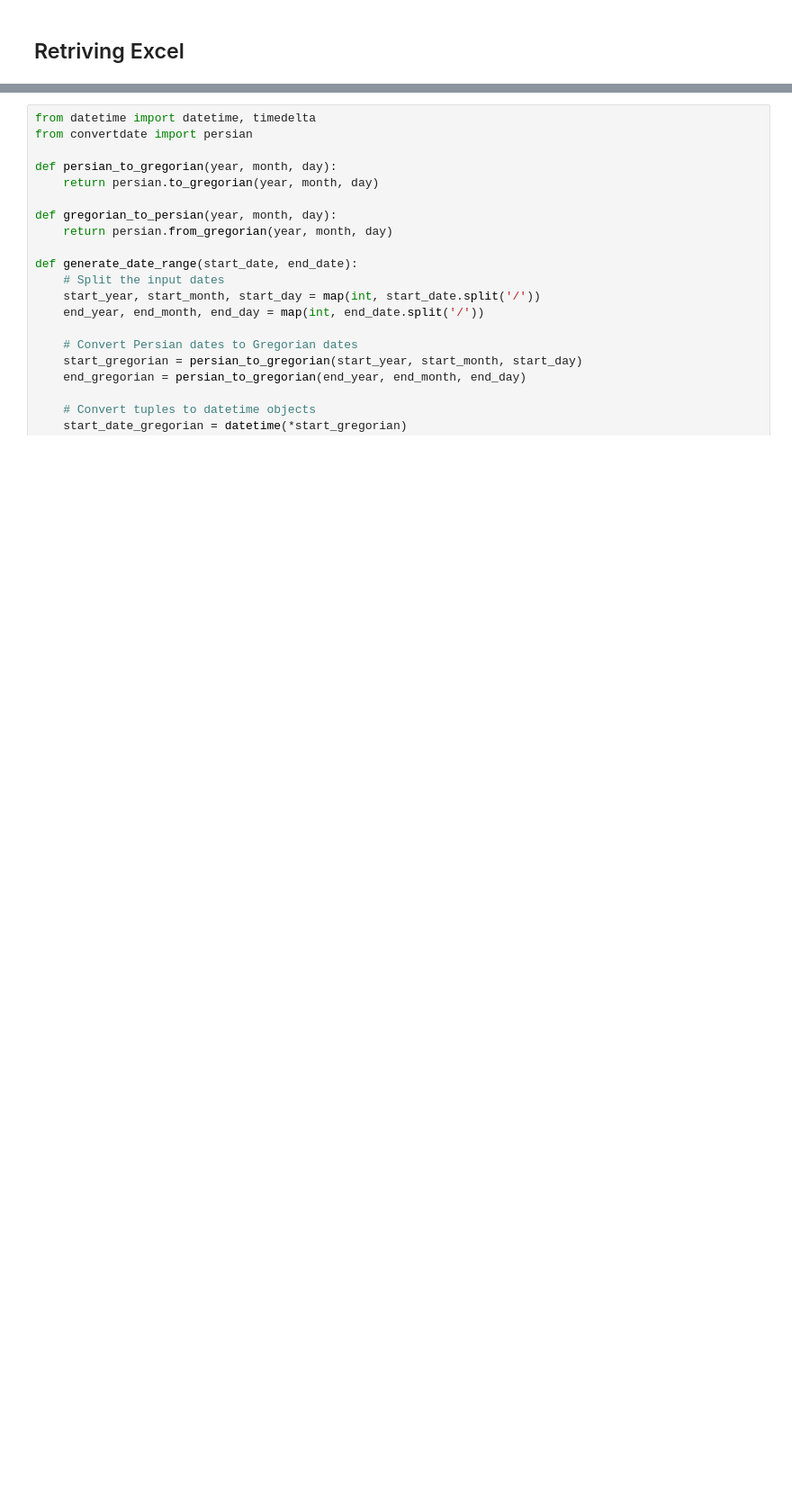
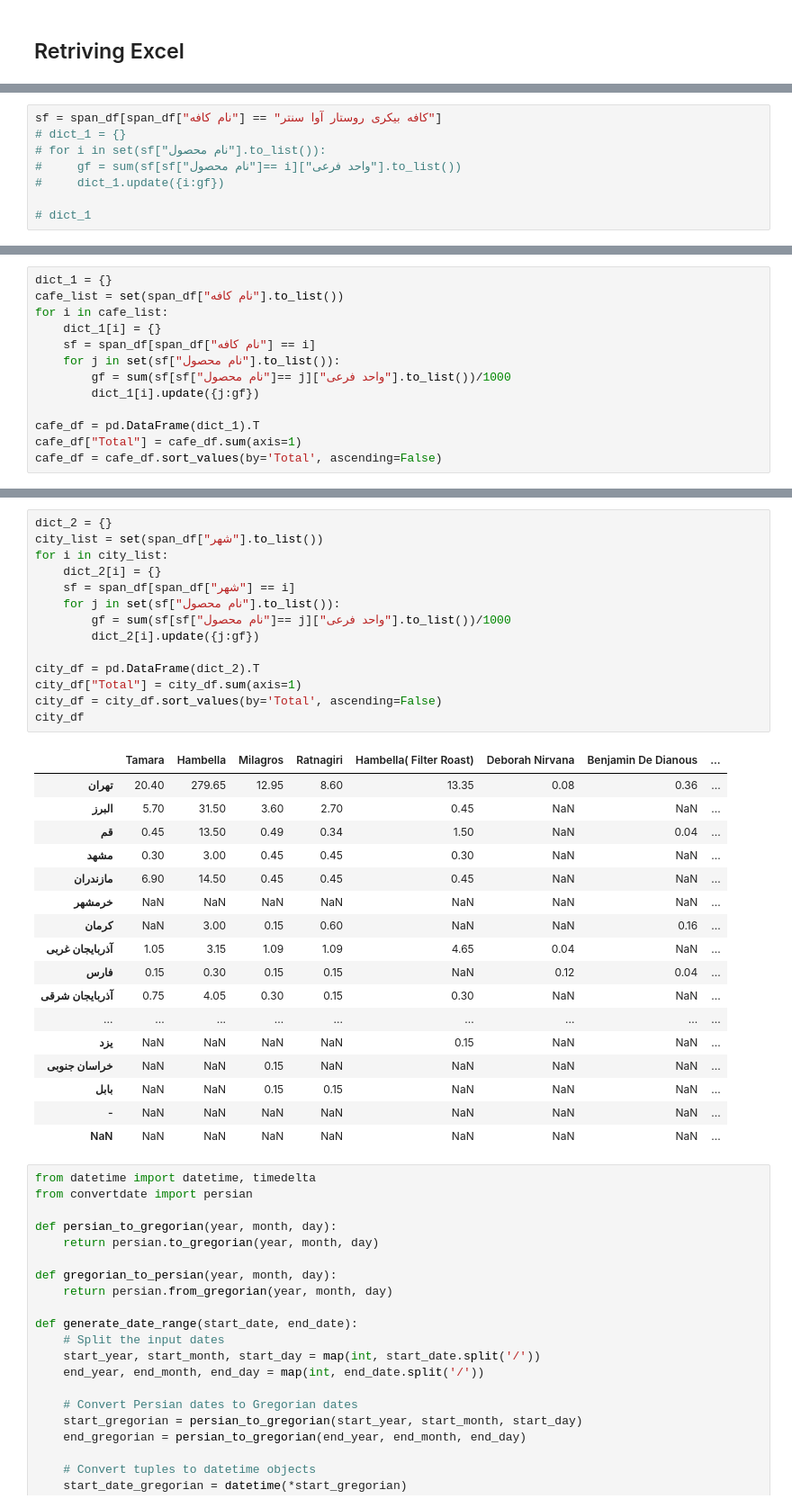
Before and after one commit to mammadbrazili/XAV, a Jupyter notebook: Report Vol2.ipynb, the cells around one changed output, grey strips where cells are left out. Shown: that part at 90% size. Cells and saved outputs as stored; diff of their text form; blank space fills up the shorter version.

```diff
--- a/Report Vol2.ipynb
+++ b/Report Vol2.ipynb
@@ -338,0 +334,8 @@ span_df
+# %%
+sf = span_df[span_df["نام کافه"] == "کافه بیکری روستار آوا سنتر"]
+# dict_1 = {}
+# for i in set(sf["نام محصول"].to_list()):
+#     gf = sum(sf[sf["نام محصول"]== i]["واحد فرعی"].to_list())
+#     dict_1.update({i:gf})
+
+# dict_1
@@ -338,0 +344,13 @@ span_df
+# %%
+dict_1 = {}
+cafe_list = set(span_df["نام کافه"].to_list())
+for i in cafe_list:
+    dict_1[i] = {}
+    sf = span_df[span_df["نام کافه"] == i]
+    for j in set(sf["نام محصول"].to_list()):
+        gf = sum(sf[sf["نام محصول"]== j]["واحد فرعی"].to_list())/1000
+        dict_1[i].update({j:gf})
+
+cafe_df = pd.DataFrame(dict_1).T
+cafe_df["Total"] = cafe_df.sum(axis=1)
+cafe_df = cafe_df.sort_values(by='Total', ascending=False)
@@ -339,3 +371,35 @@ span_df
+# %%
+dict_2 = {}
+city_list = set(span_df["شهر"].to_list())
+for i in city_list:
+    dict_2[i] = {}
+    sf = span_df[span_df["شهر"] == i]
+    for j in set(sf["نام محصول"].to_list()):
+        gf = sum(sf[sf["نام محصول"]== j]["واحد فرعی"].to_list())/1000
+        dict_2[i].update({j:gf})
+
+city_df = pd.DataFrame(dict_2).T
+city_df["Total"] = city_df.sum(axis=1)
+city_df = city_df.sort_values(by='Total', ascending=False)
+city_df
+# %% [output]
+|  | Tamara | Hambella | Milagros | Ratnagiri | Hambella( Filter Roast) | Deborah Nirvana | Benjamin De Dianous | ... |
+| تهران | 20.40 | 279.65 | 12.95 | 8.60 | 13.35 | 0.08 | 0.36 | ... |
+| البرز | 5.70 | 31.50 | 3.60 | 2.70 | 0.45 | NaN | NaN | ... |
+| قم | 0.45 | 13.50 | 0.49 | 0.34 | 1.50 | NaN | 0.04 | ... |
+| مشهد | 0.30 | 3.00 | 0.45 | 0.45 | 0.30 | NaN | NaN | ... |
+| مازندران | 6.90 | 14.50 | 0.45 | 0.45 | 0.45 | NaN | NaN | ... |
+| خرمشهر | NaN | NaN | NaN | NaN | NaN | NaN | NaN | ... |
+| کرمان | NaN | 3.00 | 0.15 | 0.60 | NaN | NaN | 0.16 | ... |
+| آذربایجان غربی | 1.05 | 3.15 | 1.09 | 1.09 | 4.65 | 0.04 | NaN | ... |
+| فارس | 0.15 | 0.30 | 0.15 | 0.15 | NaN | 0.12 | 0.04 | ... |
+| آذربایجان شرقی | 0.75 | 4.05 | 0.30 | 0.15 | 0.30 | NaN | NaN | ... |
+| ... | ... | ... | ... | ... | ... | ... | ... | ... |
+| یزد | NaN | NaN | NaN | NaN | 0.15 | NaN | NaN | ... |
+| خراسان جنوبی | NaN | NaN | 0.15 | NaN | NaN | NaN | NaN | ... |
+| بابل | NaN | NaN | 0.15 | 0.15 | NaN | NaN | NaN | ... |
+| - | NaN | NaN | NaN | NaN | NaN | NaN | NaN | ... |
+| NaN | NaN | NaN | NaN | NaN | NaN | NaN | NaN | ... |
 # %%
 from datetime import datetime, timedelta
 from convertdate import persian
```
Also changed, not shown: parts of 4 cells of this notebook.
